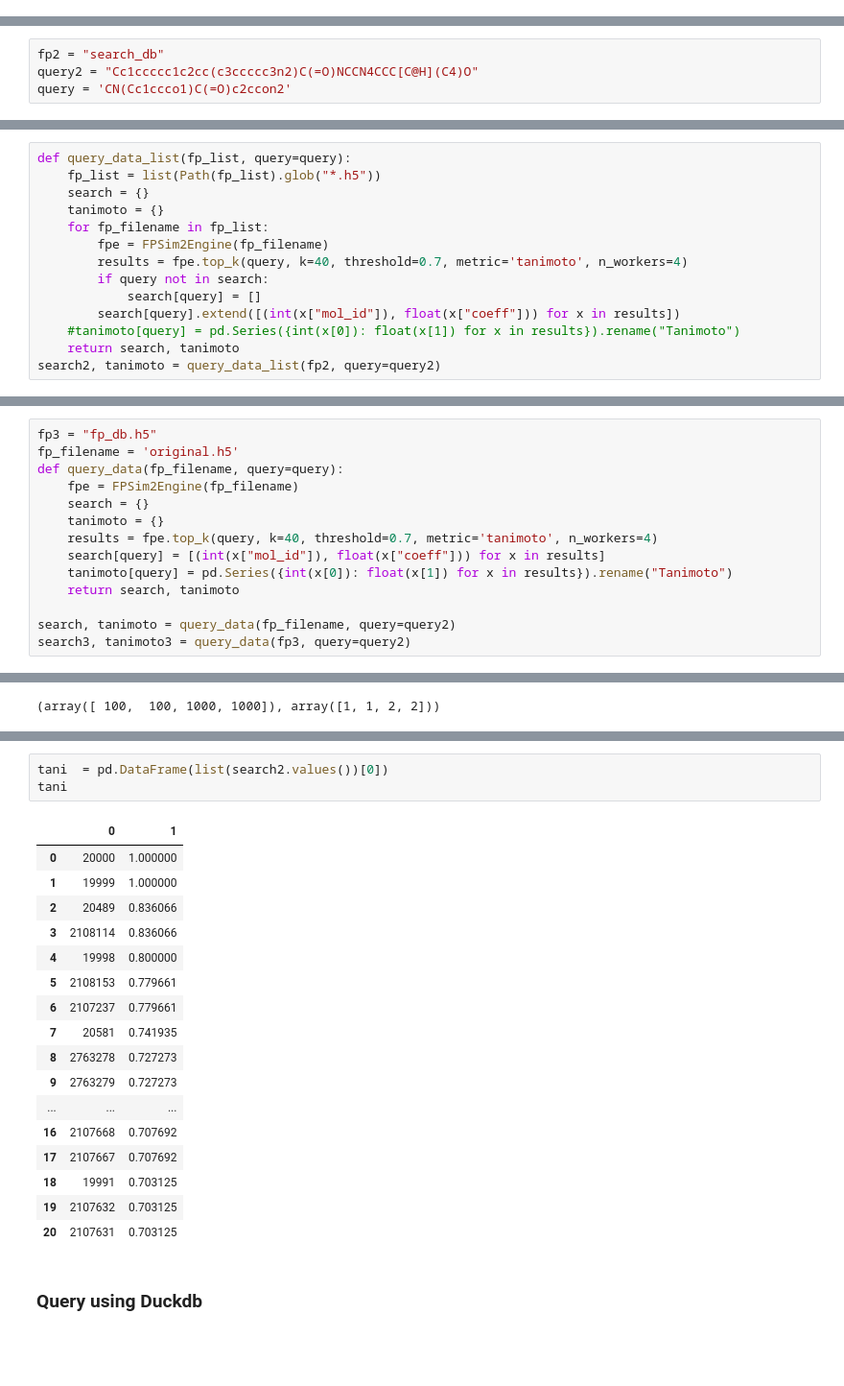
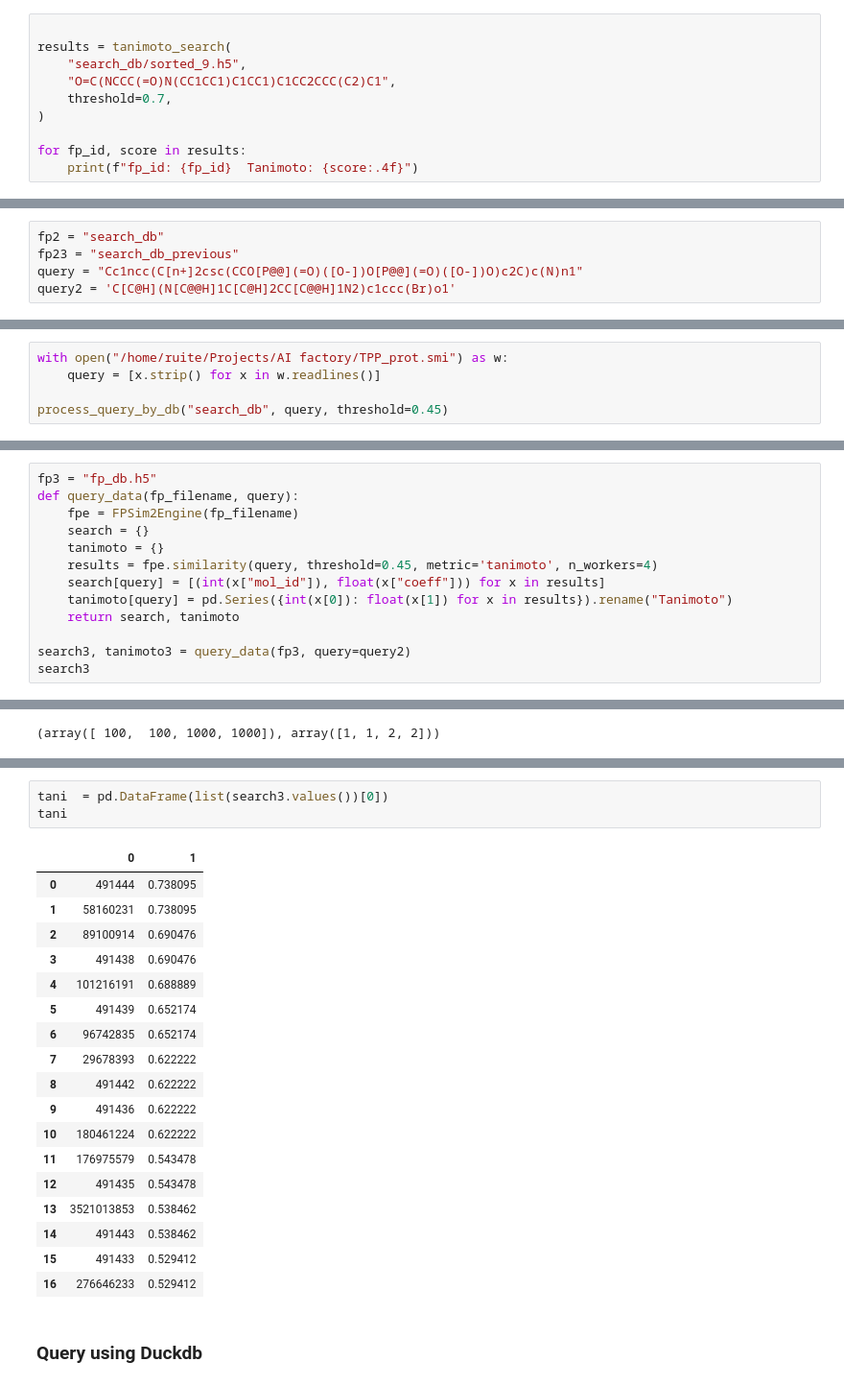
Before and after one commit to zaky02/LibMiner, a Jupyter notebook: clean/cluster_search.ipynb, the cells around one changed output, grey strips where cells are left out. Shown at 96% size. Cells and saved outputs as stored; diff of their text form; blank space fills up the shorter version.

Commit message:
save previous version

```diff
--- a/clean/cluster_search.ipynb
+++ b/clean/cluster_search.ipynb
@@ -2067 +1347,11 @@ File 2: 6,918,078 bytes (0.01 GB)
+# %%
+
+results = tanimoto_search(
+    "search_db/sorted_9.h5",
+    "O=C(NCCC(=O)N(CC1CC1)C1CC1)C1CC2CCC(C2)C1",
+    threshold=0.7,
+)
+
+for fp_id, score in results:
+    print(f"fp_id: {fp_id}  Tanimoto: {score:.4f}")
 # %% [markdown]
@@ -2071,4 +1368,5 @@ import json
 # %%
 fp2 = "search_db"
-query2 = "Cc1ccccc1c2cc(c3ccccc3n2)C(=O)NCCN4CCC[C@H](C4)O"
-query = 'CN(Cc1ccco1)C(=O)c2ccon2'
+fp23 = "search_db_previous"
+query = "Cc1ncc(C[n+]2csc(CCO[P@@](=O)([O-])O[P@@](=O)([O-])O)c2C)c(N)n1"
+query2 = 'C[C@H](N[C@@H]1C[C@H]2CC[C@@H]1N2)c1ccc(Br)o1'
@@ -2075,14 +1472,5 @@ query = 'CN(Cc1ccco1)C(=O)c2ccon2'
 # %%
-def query_data_list(fp_list, query=query):
-    fp_list = list(Path(fp_list).glob("*.h5"))
-    search = {}
-    tanimoto = {}
-    for fp_filename in fp_list:
-        fpe = FPSim2Engine(fp_filename)
-        results = fpe.top_k(query, k=40, threshold=0.7, metric='tanimoto', n_workers=4)
-        if query not in search:
-            search[query] = []
-        search[query].extend([(int(x["mol_id"]), float(x["coeff"])) for x in results])
-    #tanimoto[query] = pd.Series({int(x[0]): float(x[1]) for x in results}).rename("Tanimoto")
-    return search, tanimoto
-search2, tanimoto = query_data_list(fp2, query=query2)
+with open("/home/ruite/Projects/AI factory/TPP_prot.smi") as w:
+    query = [x.strip() for x in w.readlines()]
+
+process_query_by_db("search_db", query, threshold=0.45)
@@ -2110,14 +1514,13 @@ search2
 # %%
 fp3 = "fp_db.h5"
-fp_filename = 'original.h5'
-def query_data(fp_filename, query=query):
+def query_data(fp_filename, query):
     fpe = FPSim2Engine(fp_filename)
     search = {}
     tanimoto = {}
-    results = fpe.top_k(query, k=40, threshold=0.7, metric='tanimoto', n_workers=4)
+    results = fpe.similarity(query, threshold=0.45, metric='tanimoto', n_workers=4)
     search[query] = [(int(x["mol_id"]), float(x["coeff"])) for x in results]
     tanimoto[query] = pd.Series({int(x[0]): float(x[1]) for x in results}).rename("Tanimoto")
     return search, tanimoto
 
-search, tanimoto = query_data(fp_filename, query=query2)
 search3, tanimoto3 = query_data(fp3, query=query2)
+search3
@@ -2304,24 +1778,25 @@ index
 # %%
-tani  = pd.DataFrame(list(search2.values())[0])
+tani  = pd.DataFrame(list(search3.values())[0])
 tani
 # %% [output]
 |  | 0 | 1 |
-| 0 | 20000 | 1.000000 |
-| 1 | 19999 | 1.000000 |
-| 2 | 20489 | 0.836066 |
-| 3 | 2108114 | 0.836066 |
-| 4 | 19998 | 0.800000 |
-| 5 | 2108153 | 0.779661 |
-| 6 | 2107237 | 0.779661 |
-| 7 | 20581 | 0.741935 |
-| 8 | 2763278 | 0.727273 |
-| 9 | 2763279 | 0.727273 |
-| ... | ... | ... |
-| 16 | 2107668 | 0.707692 |
-| 17 | 2107667 | 0.707692 |
-| 18 | 19991 | 0.703125 |
-| 19 | 2107632 | 0.703125 |
-| 20 | 2107631 | 0.703125 |
+| 0 | 491444 | 0.738095 |
+| 1 | 58160231 | 0.738095 |
+| 2 | 89100914 | 0.690476 |
+| 3 | 491438 | 0.690476 |
+| 4 | 101216191 | 0.688889 |
+| 5 | 491439 | 0.652174 |
+| 6 | 96742835 | 0.652174 |
+| 7 | 29678393 | 0.622222 |
+| 8 | 491442 | 0.622222 |
+| 9 | 491436 | 0.622222 |
+| 10 | 180461224 | 0.622222 |
+| 11 | 176975579 | 0.543478 |
+| 12 | 491435 | 0.543478 |
+| 13 | 3521013853 | 0.538462 |
+| 14 | 491443 | 0.538462 |
+| 15 | 491433 | 0.529412 |
+| 16 | 276646233 | 0.529412 |
 # %% [markdown]
 ### Query using Duckdb
 # %%
```
Also changed, not shown: parts of 112 cells of this notebook, 6 other files.
